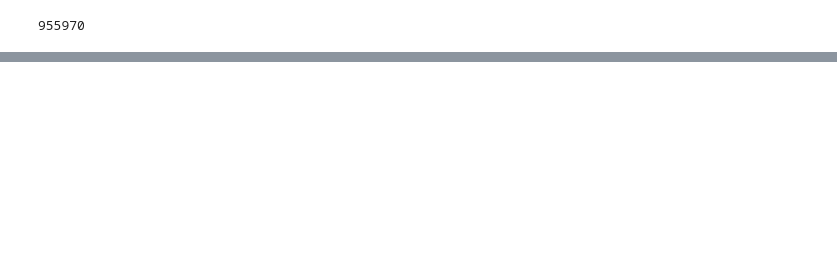
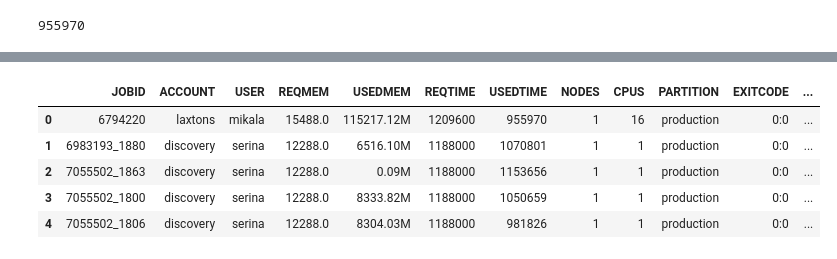
Before and after one commit to Barrett-Rogers/dq2-accre-porcupines, a Jupyter notebook: drexhepi_dancing_dq2.ipynb, the cells around one changed output, grey strips where cells are left out. Saved outputs shown, nothing was run; the diff lists cells and outputs as text; code cells hidden in the pictures; blank space fills up the shorter version.

```diff
--- a/drexhepi_dancing_dq2.ipynb
+++ b/drexhepi_dancing_dq2.ipynb
@@ -172,0 +195,17 @@ initial_data.head()
+# %%
+#convert Mn to Mc using a function
+def convert_to_mc(x,y,z):
+    #cut_mn=x.replace(r'(Mn|Mc)',r' \1')
+    num_unit=x.split(' ')
+    #print(num_unit[0])
+    number=int(num_unit[0])
+    unit=num_unit[1]
+    if unit=='Mn':
+        mc_conversion=(number*y)/(z)
+    else:
+        mc_conversion=number
+
+    return mc_conversion
+# %%
+%%time
+initial_data['REQMEM']=initial_data.apply(lambda row: convert_to_mc(row['REQMEM'],row['NODES'],row['CPUS']),axis=1)
@@ -172,0 +215,9 @@ initial_data.head()
+# %%
+initial_data.head()
+# %% [output]
+|  | JOBID | ACCOUNT | USER | REQMEM | USEDMEM | REQTIME | USEDTIME | NODES | CPUS | PARTITION | EXITCODE | ... |
+| 0 | 6794220 | laxtons | mikala | 15488.0 | 115217.12M | 1209600 | 955970 | 1 | 16 | production | 0:0 | ... |
+| 1 | 6983193_1880 | discovery | serina | 12288.0 | 6516.10M | 1188000 | 1070801 | 1 | 1 | production | 0:0 | ... |
+| 2 | 7055502_1863 | discovery | serina | 12288.0 | 0.09M | 1188000 | 1153656 | 1 | 1 | production | 0:0 | ... |
+| 3 | 7055502_1800 | discovery | serina | 12288.0 | 8333.82M | 1188000 | 1050659 | 1 | 1 | production | 0:0 | ... |
+| 4 | 7055502_1806 | discovery | serina | 12288.0 | 8304.03M | 1188000 | 981826 | 1 | 1 | production | 0:0 | ... |
```
Also changed, not shown: parts of 44 cells of this notebook.
